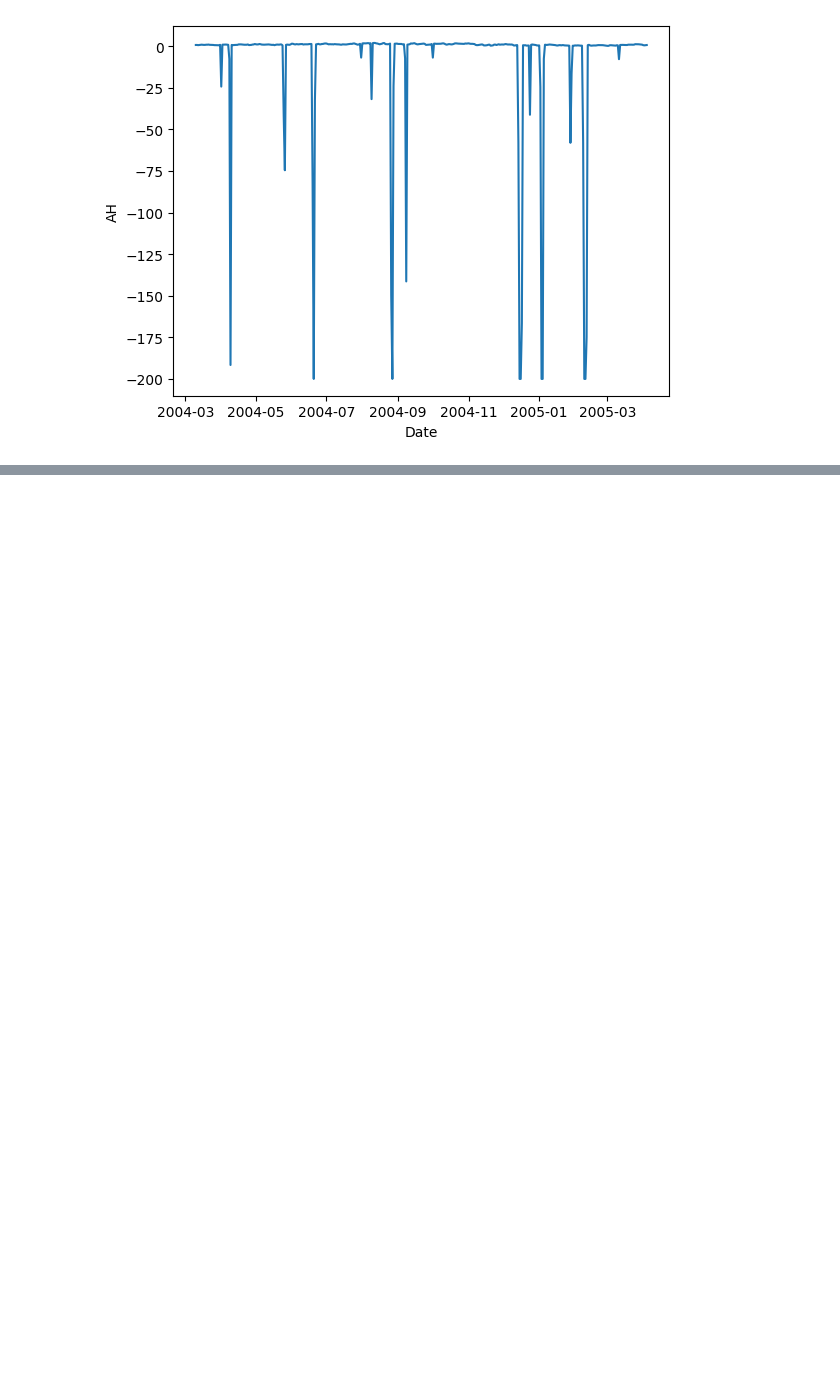
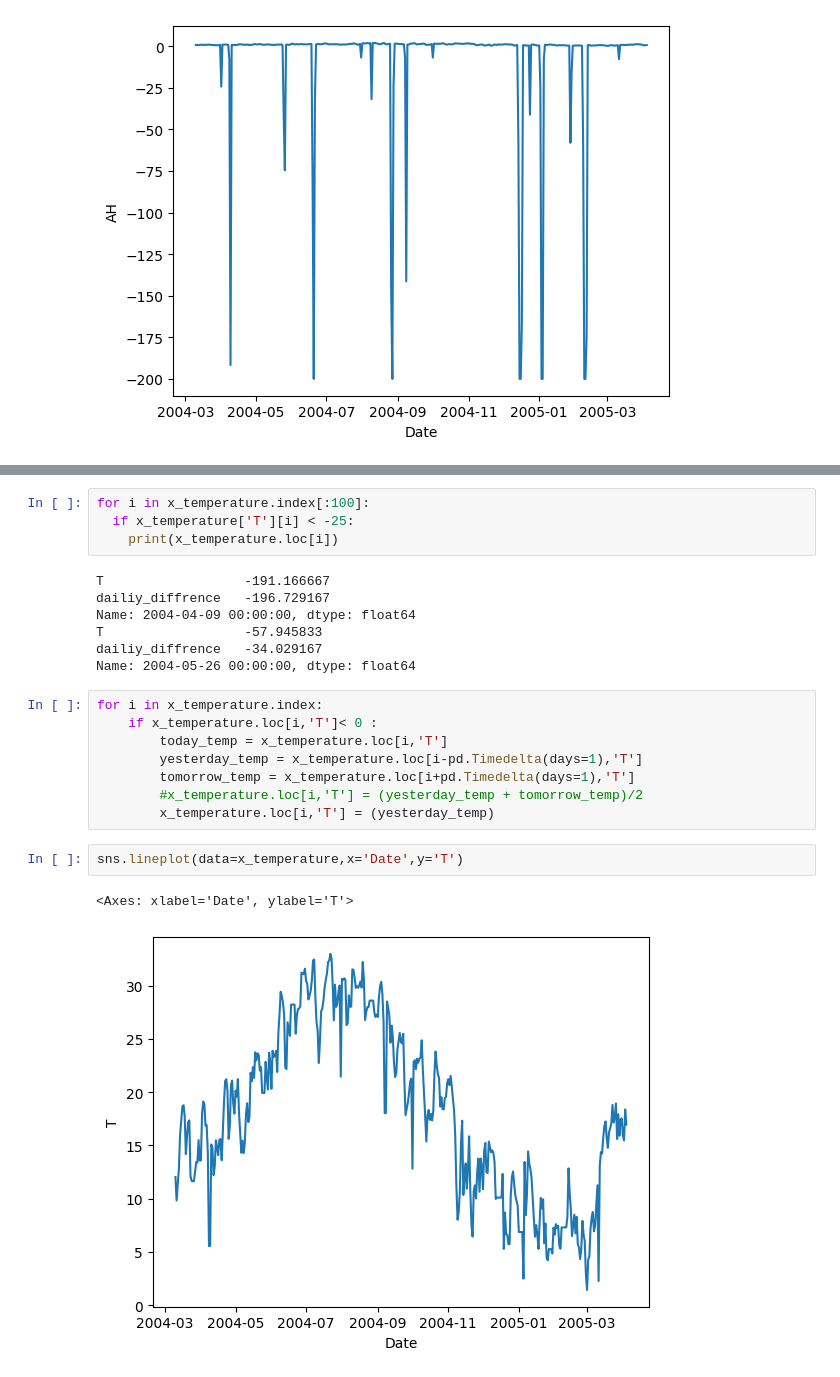
Before and after one commit to 4GeeksAcademy/utku_seyithanoglu_timeseries, a Jupyter notebook: src/explore.ipynb, the cells around one changed output, grey strips where cells are left out. Cells and saved outputs as stored; diff of their text form; blank space fills up the shorter version.

```diff
--- a/src/explore.ipynb
+++ b/src/explore.ipynb
@@ -221,0 +300,24 @@ sns.lineplot(data=temp_df, x='Date', y='AH')
+# %%
+for i in x_temperature.index[:100]:
+  if x_temperature['T'][i] < -25:
+    print(x_temperature.loc[i])
+# %% [output]
+T                  -191.166667
+dailiy_diffrence   -196.729167
+Name: 2004-04-09 00:00:00, dtype: float64
+T                  -57.945833
+dailiy_diffrence   -34.029167
+Name: 2004-05-26 00:00:00, dtype: float64
+# %%
+for i in x_temperature.index:
+    if x_temperature.loc[i,'T']< 0 :
+        today_temp = x_temperature.loc[i,'T']
+        yesterday_temp = x_temperature.loc[i-pd.Timedelta(days=1),'T']
+        tomorrow_temp = x_temperature.loc[i+pd.Timedelta(days=1),'T']
+        #x_temperature.loc[i,'T'] = (yesterday_temp + tomorrow_temp)/2
+        x_temperature.loc[i,'T'] = (yesterday_temp)
+# %%
+sns.lineplot(data=x_temperature,x='Date',y='T')
+# %% [output]
+<Axes: xlabel='Date', ylabel='T'>
+[figure, added]
```
Also changed, not shown: parts of 65 cells of this notebook.
